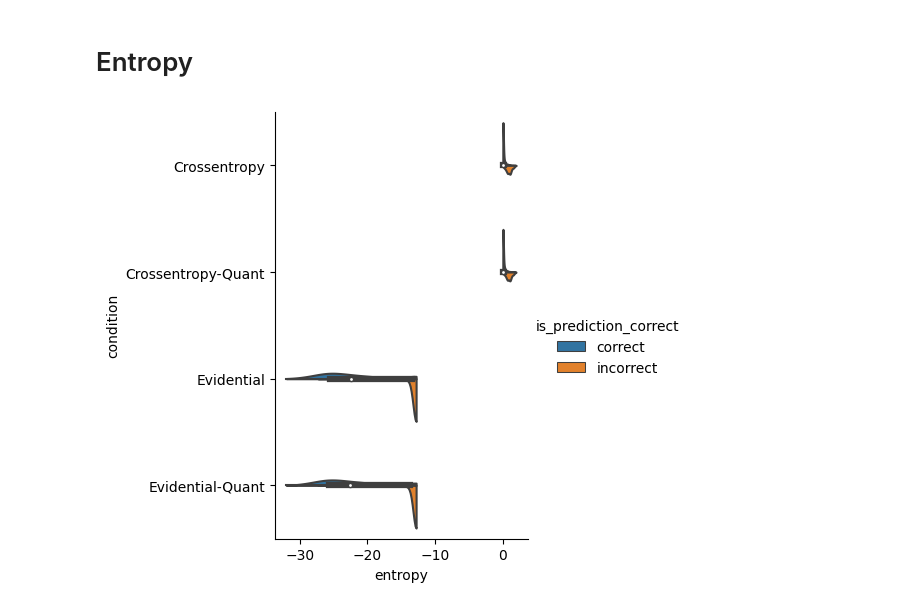
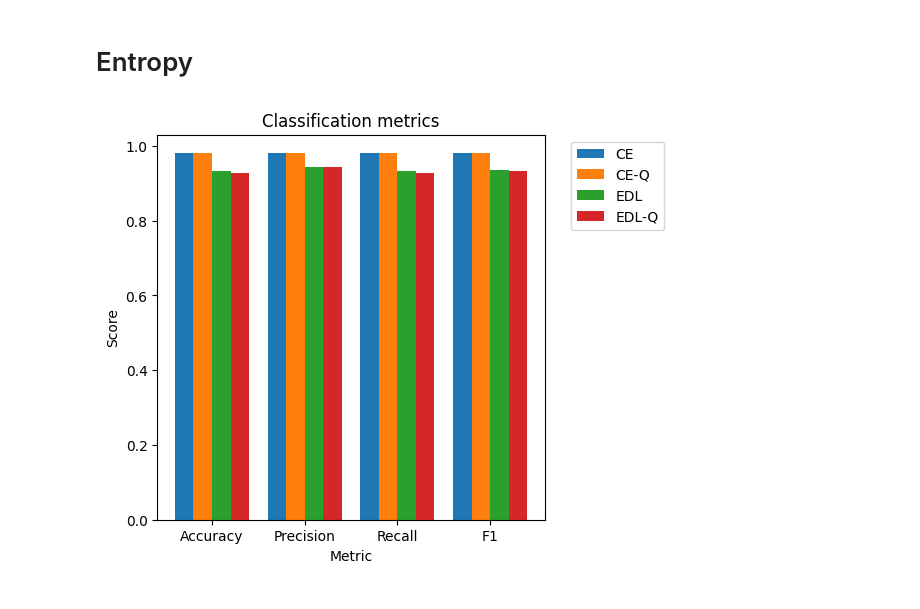
Before and after one commit to RnDProjectsDeebul/MohanRajRnD, a Jupyter notebook: pipeline/metrics.ipynb, the cells around one changed output. Drawn from its saved outputs; the diff is of its cells as text; code cells hidden in the pictures.

Commit message:
metrics plots

```diff
--- a/pipeline/metrics.ipynb
+++ b/pipeline/metrics.ipynb
@@ -78,16 +79,47 @@ df1 = pd.read_csv(ce_entropy_path)
 df2 = pd.read_csv(ce_q_entropy_path)
 df3 = pd.read_csv(edl_entropy_path)
 df4 = pd.read_csv(edl_q_entropy_path)
-
-d = {True: 'correct', False: 'incorrect'}
-df1['is_prediction_correct'] = df1['is_prediction_correct'].replace(d)
-df2['is_prediction_correct'] = df2['is_prediction_correct'].replace(d)
-df3['is_prediction_correct'] = df3['is_prediction_correct'].replace(d)
-df4['is_prediction_correct'] = df4['is_prediction_correct'].replace(d)
-
-df = pd.concat([df1, df2, df3, df4], ignore_index=True)
-
-
-g = sns.catplot(data=df, hue="is_prediction_correct", x="entropy", y="condition", kind="violin", bw=.25, cut=0, split=True)
-# %% [output]
-[figure, removed]
+# %%
+ce_accuracy = df1.iloc[0]['accuracy']
+ce_q_accuracy = df2.iloc[0]['accuracy']
+edl_accuracy = df3.iloc[0]['accuracy']
+edl_q_accuracy = df4.iloc[0]['accuracy']
+
+ce_precision = df1.iloc[0]['precision']
+ce_q_precision = df2.iloc[0]['precision']
+edl_precision = df3.iloc[0]['precision']
+edl_q_precision = df4.iloc[0]['precision']
+
+ce_recall_score = df1.iloc[0]['recall_score']
+ce_q_recall_score = df2.iloc[0]['recall_score']
+edl_recall_score = df3.iloc[0]['recall_score']
+edl_q_recall_score = df4.iloc[0]['recall_score']
+
+ce_f1score = df1.iloc[0]['f1score']
+ce_q_f1score = df2.iloc[0]['f1score']
+edl_f1score = df3.iloc[0]['f1score']
+edl_q_f1score = df4.iloc[0]['f1score']
+
+ce = [ce_accuracy,ce_precision,ce_recall_score,ce_f1score]
+ce_q = [ce_q_accuracy,ce_q_precision,ce_q_recall_score,ce_q_f1score]
+edl = [edl_accuracy,edl_precision,edl_recall_score,edl_f1score]
+edl_q = [edl_q_accuracy,edl_q_precision,edl_q_recall_score,edl_q_f1score]
+# %%
+X = ['Accuracy','Precision','Recall','F1']
+X_axis = np.arange(len(X))
+width = 0.2
+
+fig, ax = plt.subplots(figsize=(5, 5))
+plt.bar(X_axis, ce, width, label = 'CE')
+plt.bar(X_axis+width, ce_q, width, label = 'CE-Q')
+plt.bar(X_axis+width*2, edl, width, label = 'EDL')
+plt.bar(X_axis+width*3, edl_q, width, label = 'EDL-Q')
+
+plt.xticks(X_axis+width*1.5, X)
+plt.xlabel("Metric")
+plt.ylabel("Score")
+plt.title("Classification metrics")
+plt.legend(bbox_to_anchor=(1.05, 1), loc='upper left')
+plt.show()
+# %% [output]
+[figure, added]
```
Also changed, not shown: parts of 11 cells of this notebook, 3 other files.
